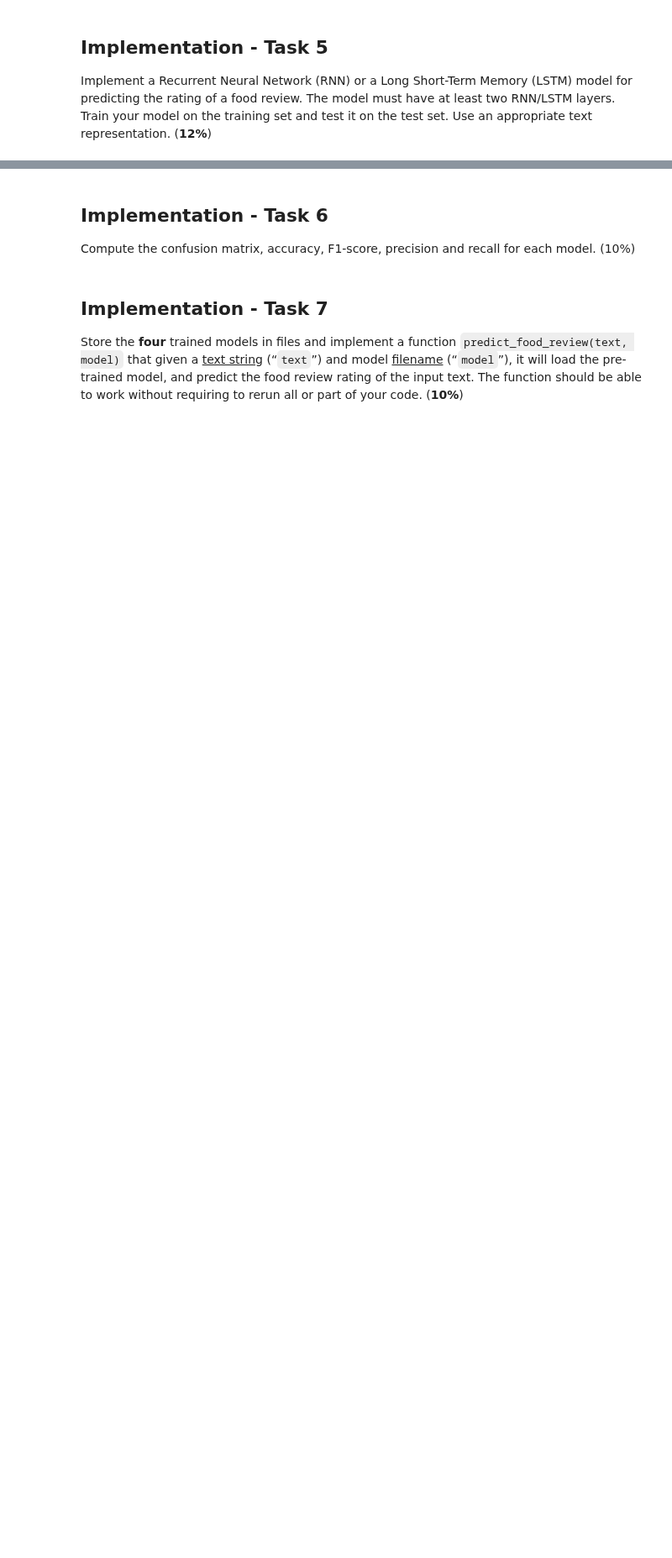
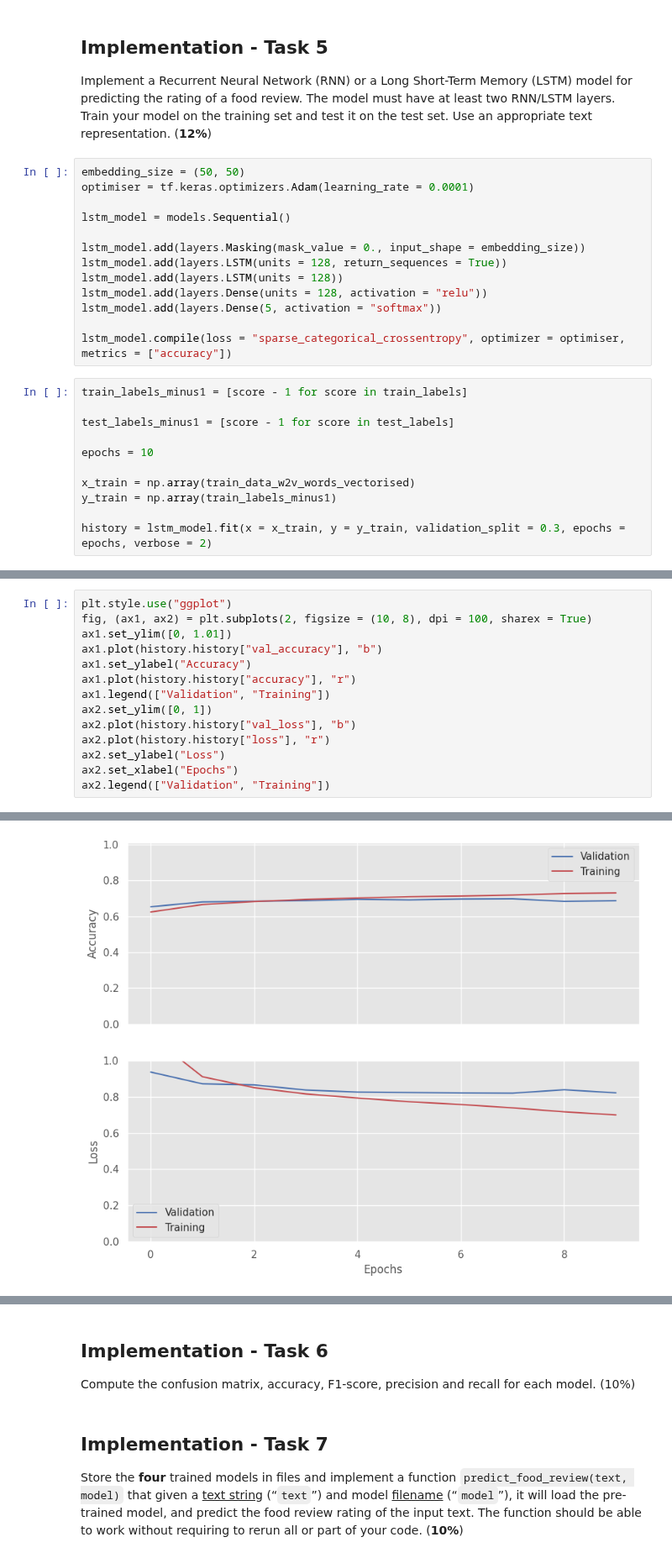
Before and after one commit to alasdair-breasley/tmla-assignment, a Jupyter notebook: TMLA_Assignment.ipynb, the cells around one changed output, grey strips where cells are left out. Shown at 84% size. Saved outputs shown, nothing was run; the diff lists cells and outputs as text; blank space fills up the shorter version.

Commit message:
Task 5 - Implemented Long Short-Term Memory model, confusion matrix, performance metrics.

```diff
--- a/TMLA_Assignment.ipynb
+++ b/TMLA_Assignment.ipynb
@@ -1108,3 +1106,27 @@ weighted avg       0.63      0.63      0.63     15000
 # %% [markdown]
 ## Implementation - Task 5
 Implement a Recurrent Neural Network (RNN) or a Long Short-Term Memory (LSTM) model for predicting the rating of a food review. The model must have at least two RNN/LSTM layers. Train your model on the training set and test it on the test set. Use an appropriate text representation. (**12%**)
+# %%
+embedding_size = (50, 50)
+optimiser = tf.keras.optimizers.Adam(learning_rate = 0.0001)
+
+lstm_model = models.Sequential()
+
+lstm_model.add(layers.Masking(mask_value = 0., input_shape = embedding_size))
+lstm_model.add(layers.LSTM(units = 128, return_sequences = True))
+lstm_model.add(layers.LSTM(units = 128))
+lstm_model.add(layers.Dense(units = 128, activation = "relu"))
+lstm_model.add(layers.Dense(5, activation = "softmax"))
+
+lstm_model.compile(loss = "sparse_categorical_crossentropy", optimizer = optimiser, metrics = ["accuracy"])
+# %%
+train_labels_minus1 = [score - 1 for score in train_labels]
+
+test_labels_minus1 = [score - 1 for score in test_labels]
+
+epochs = 10
+
+x_train = np.array(train_data_w2v_words_vectorised)
+y_train = np.array(train_labels_minus1)
+
+history = lstm_model.fit(x = x_train, y = y_train, validation_split = 0.3, epochs = epochs, verbose = 2)
@@ -1110,0 +1154,15 @@ Implement a Recurrent Neural Network (RNN) or a Long Short-Term Memory (LSTM) mo
+# %%
+plt.style.use("ggplot")
+fig, (ax1, ax2) = plt.subplots(2, figsize = (10, 8), dpi = 100, sharex = True)
+ax1.set_ylim([0, 1.01])
+ax1.plot(history.history["val_accuracy"], "b")
+ax1.set_ylabel("Accuracy")
+ax1.plot(history.history["accuracy"], "r")
+ax1.legend(["Validation", "Training"])
+ax2.set_ylim([0, 1])
+ax2.plot(history.history["val_loss"], "b")
+ax2.plot(history.history["loss"], "r")
+ax2.set_ylabel("Loss")
+ax2.set_xlabel("Epochs")
+ax2.legend(["Validation", "Training"])
+# %% [output]
@@ -1110,0 +1170 @@ Implement a Recurrent Neural Network (RNN) or a Long Short-Term Memory (LSTM) mo
+[figure, added]
```
Also changed, not shown: parts of 8 cells of this notebook.
